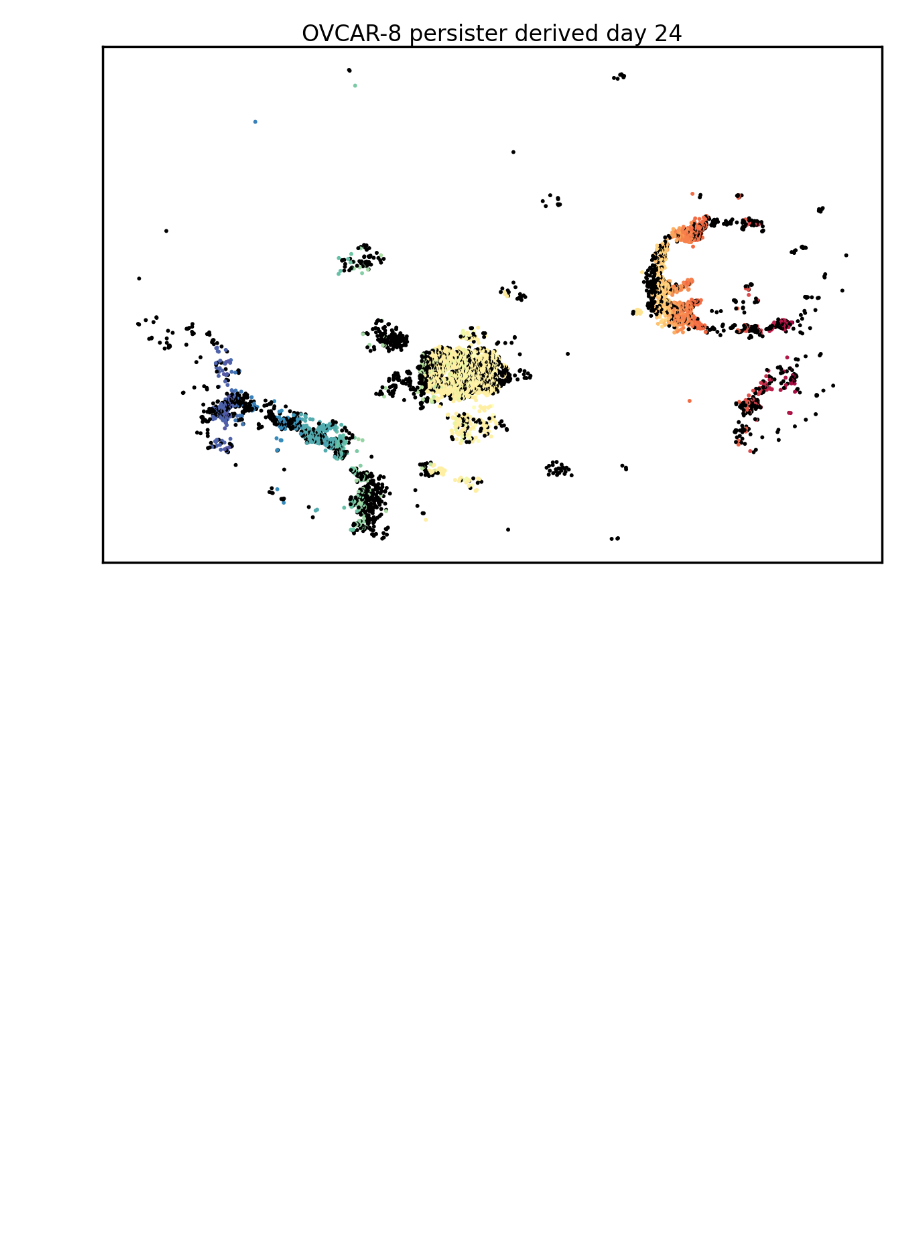
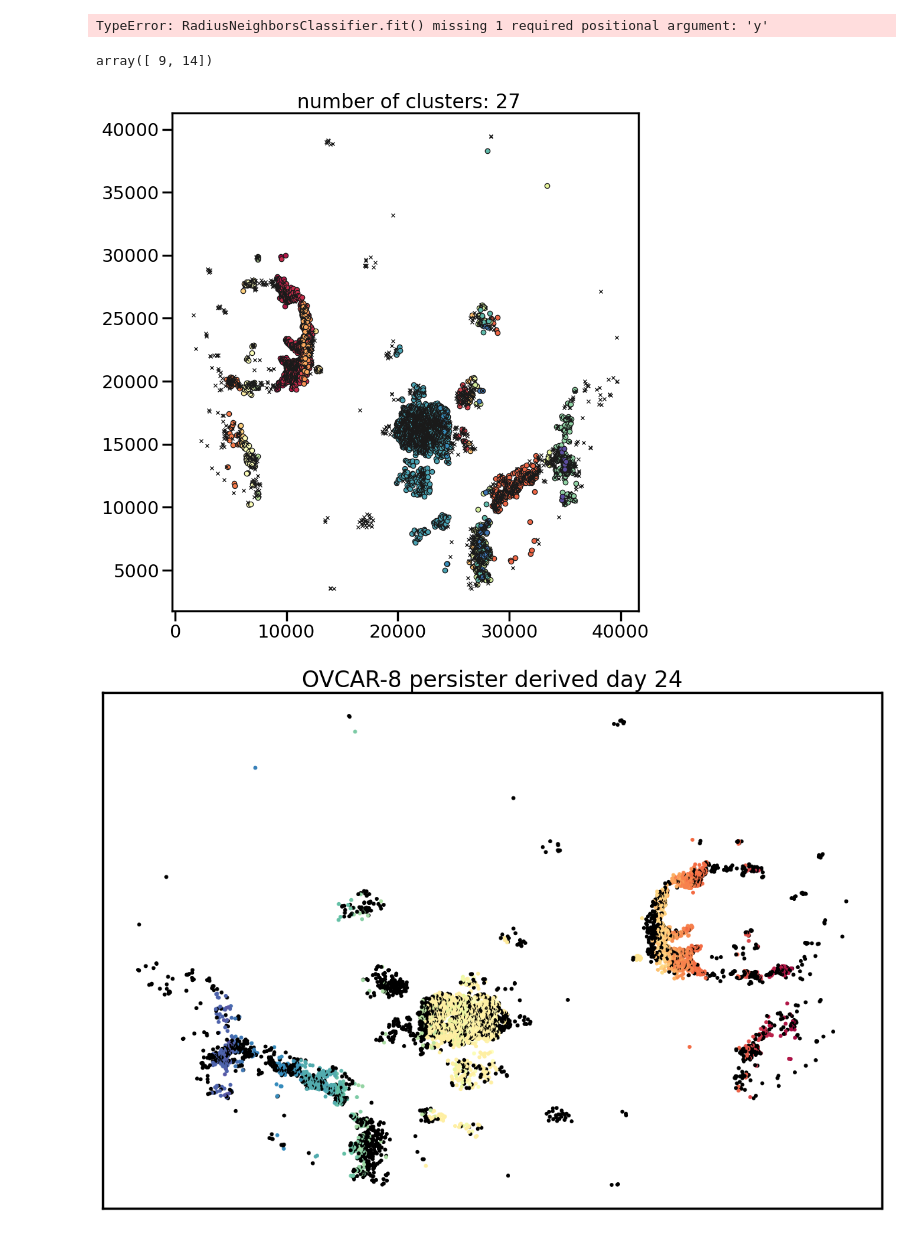
Before and after one commit to hannahbolen1/whole_slide, a Jupyter notebook: current/distance_analyses.ipynb, the cells around one changed output. Saved outputs shown, nothing was run; the diff lists cells and outputs as text; code cells hidden in the pictures; blank space fills up the shorter version.

```diff
--- a/current/distance_analyses.ipynb
+++ b/current/distance_analyses.ipynb
@@ -19,3 +20,37 @@ from scipy.spatial import ConvexHull
+# %%
+def plot(X, labels, probabilities=None, parameters=None, ground_truth=False, ax=None, hide=False, figsize=(10, 4)):
+    if ax is None:
+        _, ax = plt.subplots(figsize=figsize)
+    labels = labels if labels is not None else np.ones(X.shape[0])
+    probabilities = probabilities if probabilities is not None else np.ones(X.shape[0])
+    # Black removed and is used for noise instead.
+    unique_labels = set(labels)
+    colors = [plt.cm.Spectral(each) for each in np.linspace(0, 1, len(unique_labels))]
+    # The probability of a point belonging to its labeled cluster determines
+    # the size of its marker
+    proba_map = {idx: probabilities[idx] for idx in range(len(labels))}
+    for k, col in zip(unique_labels, colors):
+        if k == -1:
+            # Black used for noise.
+            col = [0, 0, 0, 1]
+        class_index = (labels == k).nonzero()[0]
+        for ci in class_index:
+            ax.plot(
+                X[ci, 0],
+                X[ci, 1],
+                "o" if k != -1 else "" if hide else "x",
+                markerfacecolor=tuple(col),
+                markeredgecolor="k",
+                markersize=4 if k == -1 else 1 + 5 * proba_map[ci],
+            )
+    n_clusters_ = len(set(labels)) - (1 if -1 in labels else 0)
+    preamble = "True" if ground_truth else ""
+    title = f"{preamble} number of clusters: {n_clusters_}"
+    if parameters is not None:
+        parameters_str = ", ".join(f"{k}={v}" for k, v in parameters.items())
+        title += f" | {parameters_str}"
+    ax.set_title(title)
+    plt.tight_layout()
 # %%
 day24 = pd.read_csv("/Users/hannahbolen/Desktop/image_analysis/masks_and_results/temp/o8p_day24_s12_results.csv", index_col="label").drop(columns=["nucleus_percent_touching_1", "nucleus_bounds"]).rename(columns={"nucleus_i":"i", "nucleus_j":"j"})
 coords = day24[["i","j"]]
@@ -39 +74,6 @@ coords
+# %%
+nbrs = RadiusNeighborsClassifier(radius=300)
+nbrs.fit(X)
+# %% [output]
+TypeError: RadiusNeighborsClassifier.fit() missing 1 required positional argument: 'y'
 # %%
@@ -56,5 +96,9 @@ for k, comp in enumerate(components):
         colony_id[idx] = k
 
 day24["colony_id_graph"] = day24.index.map(colony_id)
+# %%
+neighbors[9]
+# %% [output]
+array([ 9, 14])
 # %%
 sizes = day24["colony_id_graph"].value_counts()
@@ -63,6 +106,10 @@ valid = sizes[sizes >= 10].index  # threshold = 10 cells
 valid
 day24["colony_id_clean"] = np.where(day24["colony_id_graph"].isin(valid), day24["colony_id_graph"], -1)
 day24["in_colony"] = day24["colony_id_graph"].isin(valid)
+# %%
+plot(X, day24["colony_id_clean"].values, figsize=(10,10))
+# %% [output]
+[figure, added]
 # %%
 import numpy as np
 import matplotlib.pyplot as plt
```
Also changed, not shown: parts of 16 cells of this notebook, 4 other files.
